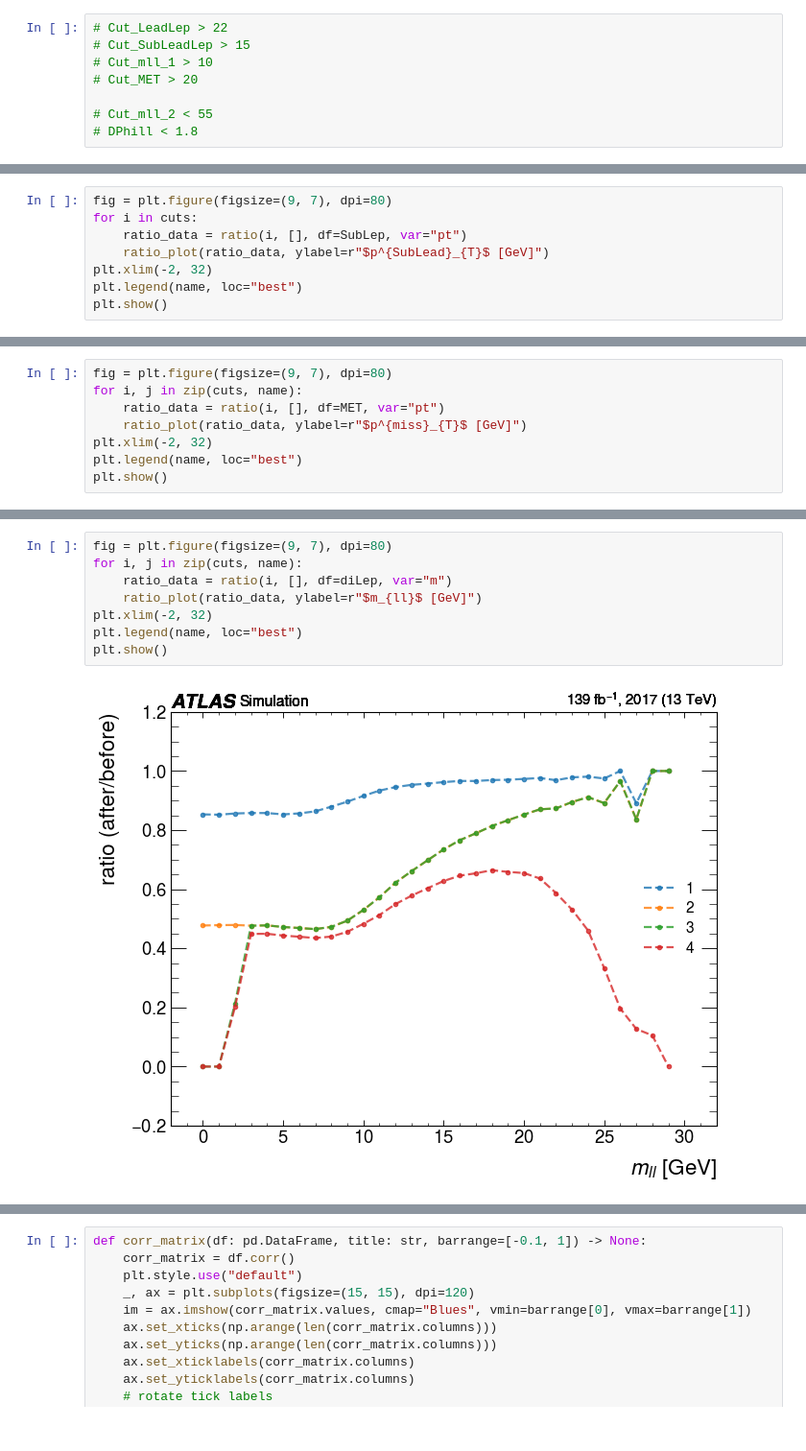
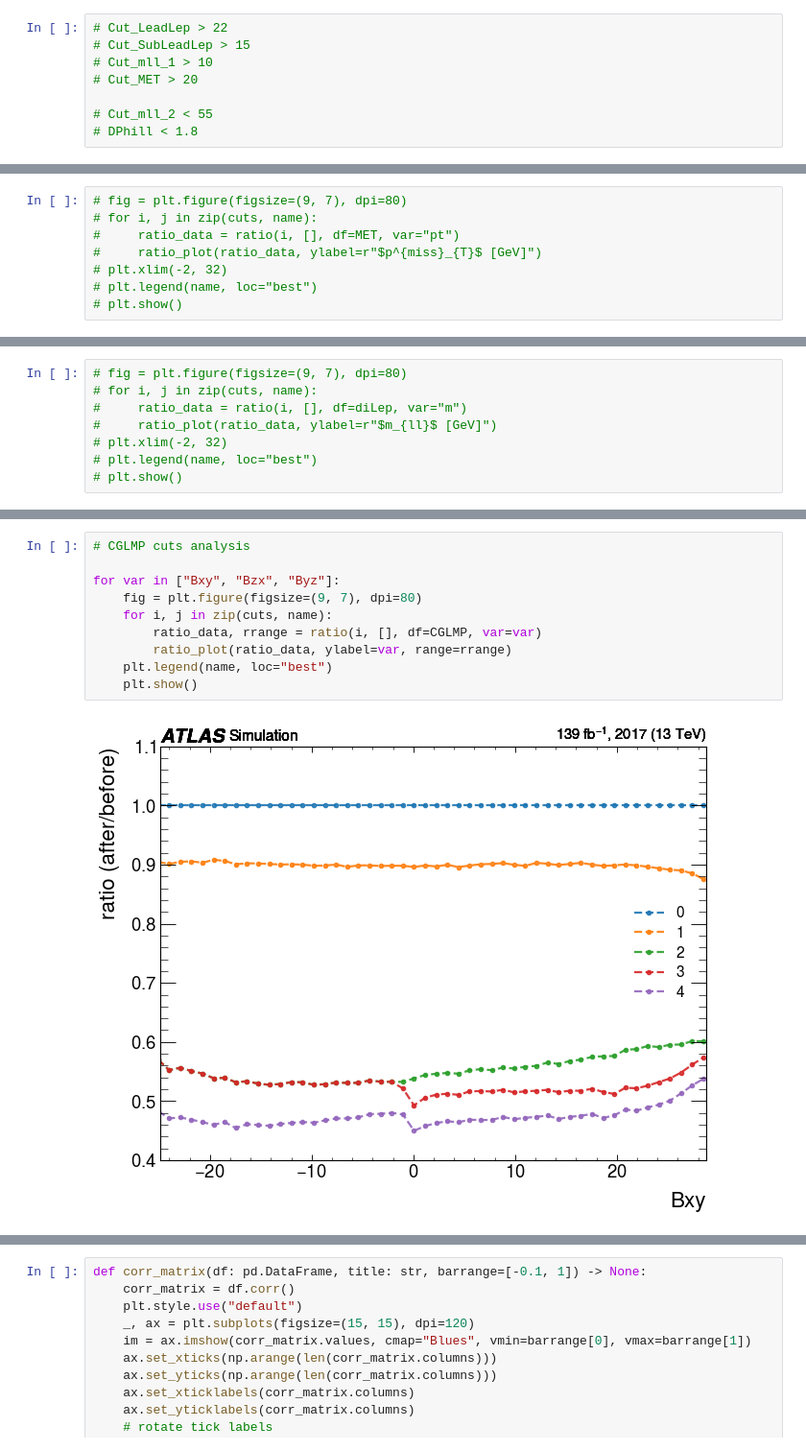
Before and after one commit to yygarypeng/Bell-Analysis, a Jupyter notebook: TRUTH3_dump_CutAnalysis/truth-analysis.ipynb, the cells around one changed output, grey strips where cells are left out. Shown at 96% size. Cells and saved outputs as stored; diff of their text form.

Commit message:
add the Xi and CGLMP I3 analysis codes.

```diff
--- a/TRUTH3_dump_CutAnalysis/truth-analysis.ipynb
+++ b/TRUTH3_dump_CutAnalysis/truth-analysis.ipynb
@@ -212,8 +505,8 @@ plt.show()
 # %%
-fig = plt.figure(figsize=(9, 7), dpi=80)
-for i in cuts:
-    ratio_data = ratio(i, [], df=SubLep, var="pt")
-    ratio_plot(ratio_data, ylabel=r"$p^{SubLead}_{T}$ [GeV]")
-plt.xlim(-2, 32)
-plt.legend(name, loc="best")
-plt.show()
+# fig = plt.figure(figsize=(9, 7), dpi=80)
+# for i, j in zip(cuts, name):
+#     ratio_data = ratio(i, [], df=MET, var="pt")
+#     ratio_plot(ratio_data, ylabel=r"$p^{miss}_{T}$ [GeV]")
+# plt.xlim(-2, 32)
+# plt.legend(name, loc="best")
+# plt.show()
@@ -222,8 +513,8 @@ plt.show()
 # %%
-fig = plt.figure(figsize=(9, 7), dpi=80)
-for i, j in zip(cuts, name):
-    ratio_data = ratio(i, [], df=MET, var="pt")
-    ratio_plot(ratio_data, ylabel=r"$p^{miss}_{T}$ [GeV]")
-plt.xlim(-2, 32)
-plt.legend(name, loc="best")
-plt.show()
+# fig = plt.figure(figsize=(9, 7), dpi=80)
+# for i, j in zip(cuts, name):
+#     ratio_data = ratio(i, [], df=diLep, var="m")
+#     ratio_plot(ratio_data, ylabel=r"$m_{ll}$ [GeV]")
+# plt.xlim(-2, 32)
+# plt.legend(name, loc="best")
+# plt.show()
@@ -232,10 +546,12 @@ plt.show()
 # %%
-fig = plt.figure(figsize=(9, 7), dpi=80)
-for i, j in zip(cuts, name):
-    ratio_data = ratio(i, [], df=diLep, var="m")
-    ratio_plot(ratio_data, ylabel=r"$m_{ll}$ [GeV]")
-plt.xlim(-2, 32)
-plt.legend(name, loc="best")
-plt.show()
+# CGLMP cuts analysis
+
+for var in ["Bxy", "Bzx", "Byz"]:
+    fig = plt.figure(figsize=(9, 7), dpi=80)
+    for i, j in zip(cuts, name):
+        ratio_data, rrange = ratio(i, [], df=CGLMP, var=var)
+        ratio_plot(ratio_data, ylabel=var, range=rrange)
+    plt.legend(name, loc="best")
+    plt.show()
 # %% [output]
-[figure, old version]
+[figure, new version]
```
Also changed, not shown: parts of 27 cells of this notebook, 1 other file.
